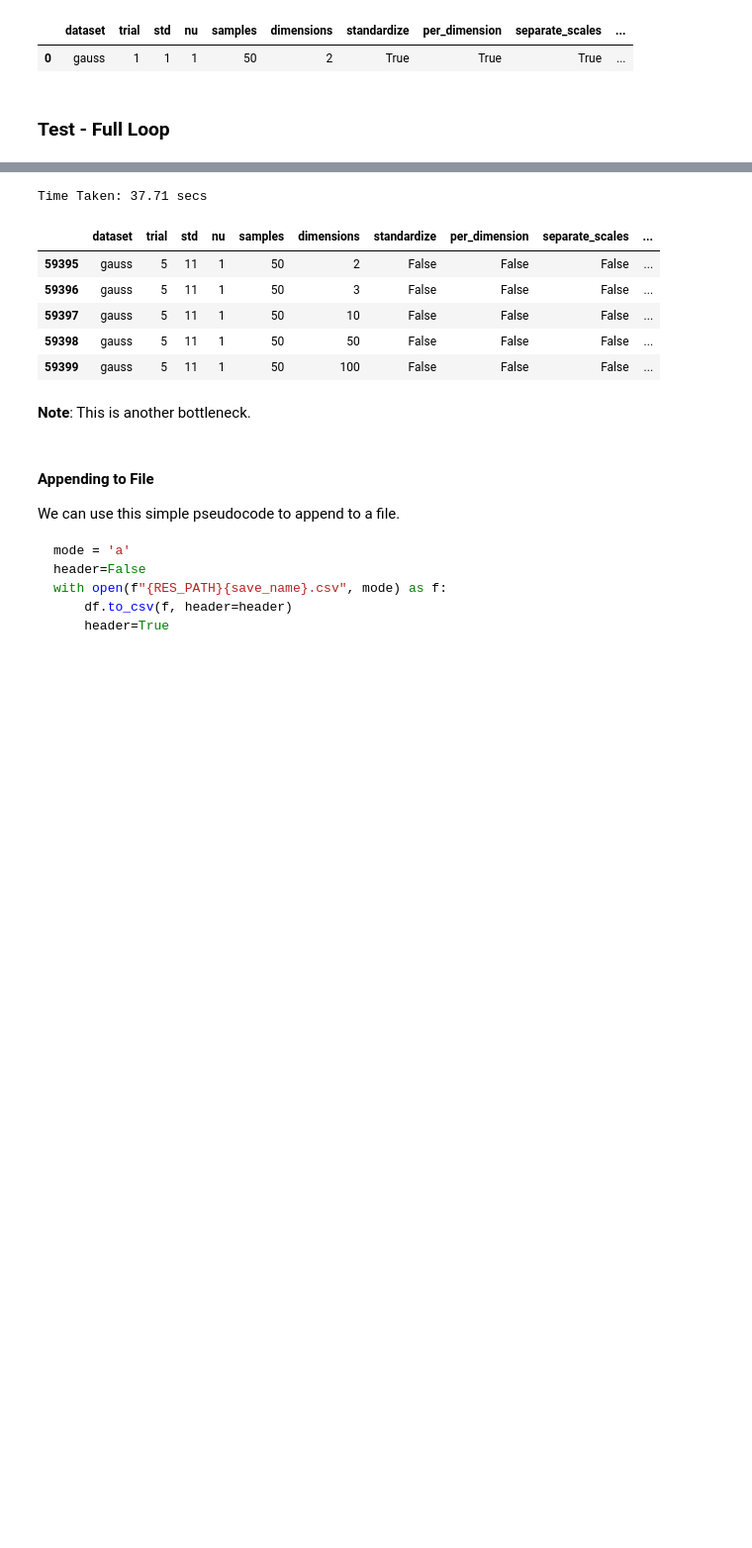
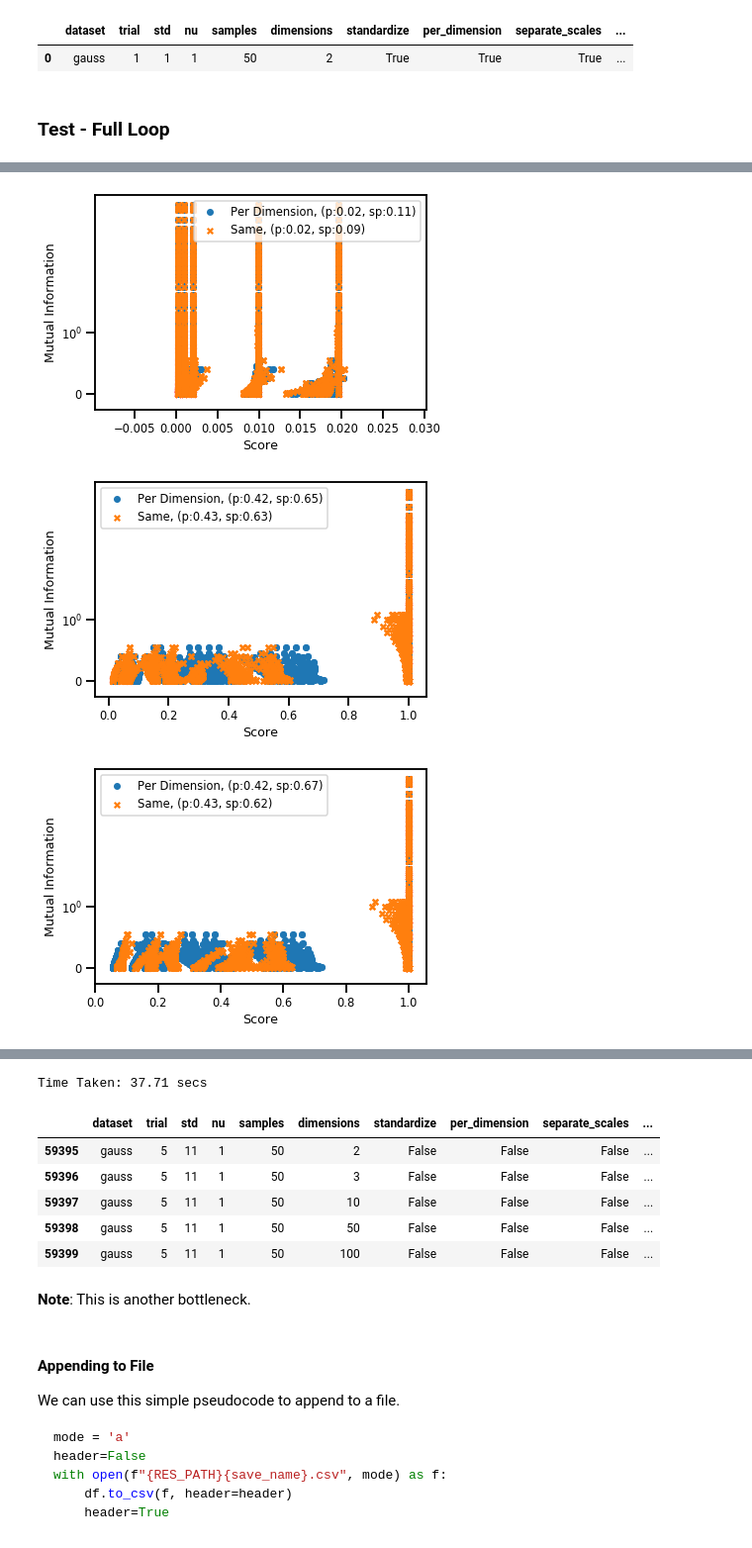
Before and after one commit to jejjohnson/hsic_alignment, a Jupyter notebook: notebooks/4_distributions/2.2_exp_mutual_info.ipynb, the cells around one changed output, grey strips where cells are left out. Shown at 99% size. Cells and saved outputs as stored; diff of their text form; code cells hidden in the pictures; blank space fills up the shorter version.

```diff
--- a/notebooks/4_distributions/2.2_exp_mutual_info.ipynb
+++ b/notebooks/4_distributions/2.2_exp_mutual_info.ipynb
@@ -410,0 +610,11 @@ with tqdm(loop_params) as pbar:
+# %%
+# segment scott
+sub_df = results_df[results_df["sigma_method"] == 'silverman']
+# sub_df = sub_df[sub_df["sigma_percent"] == 'None']
+
+# dropcolumns with dimensions and samples
+sub_df = sub_df.drop(['dimensions', 'samples', 'std', 'nu', 'trial', 'dataset', 'sigma_X', 'sigma_Y'], axis=1)
+
+
+
+sub_df.tail()
@@ -410,0 +794,9 @@ with tqdm(loop_params) as pbar:
+# %%
+# plot - score vs mi
+plot_score_vs_mi(sub_df,  scorer='hsic', compare='dimension');
+plot_score_vs_mi(sub_df,  scorer='cka', compare='dimension');
+plot_score_vs_mi(sub_df,  scorer='ka', compare='dimension');
+# %% [output]
+[figure, added]
+[figure, added]
+[figure, added]
```
Also changed, not shown: parts of 44 cells of this notebook, 4 other files.
